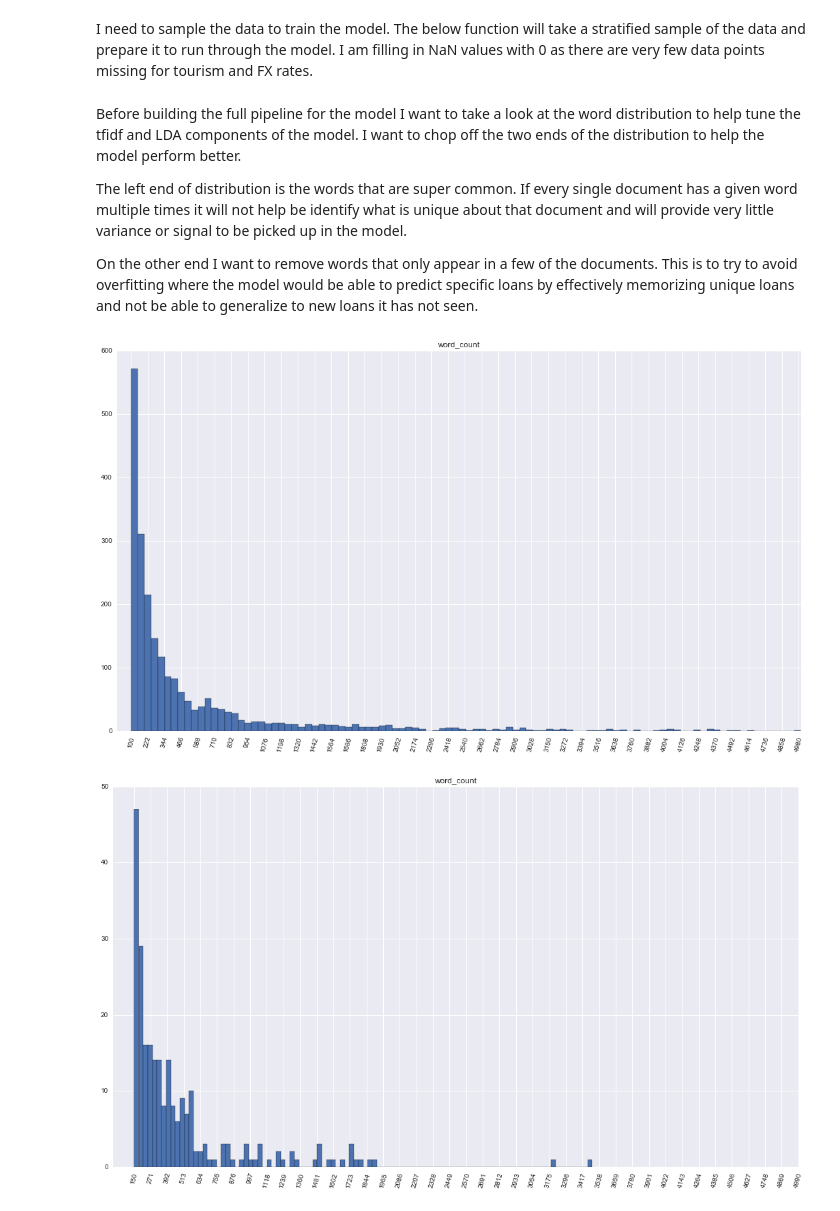
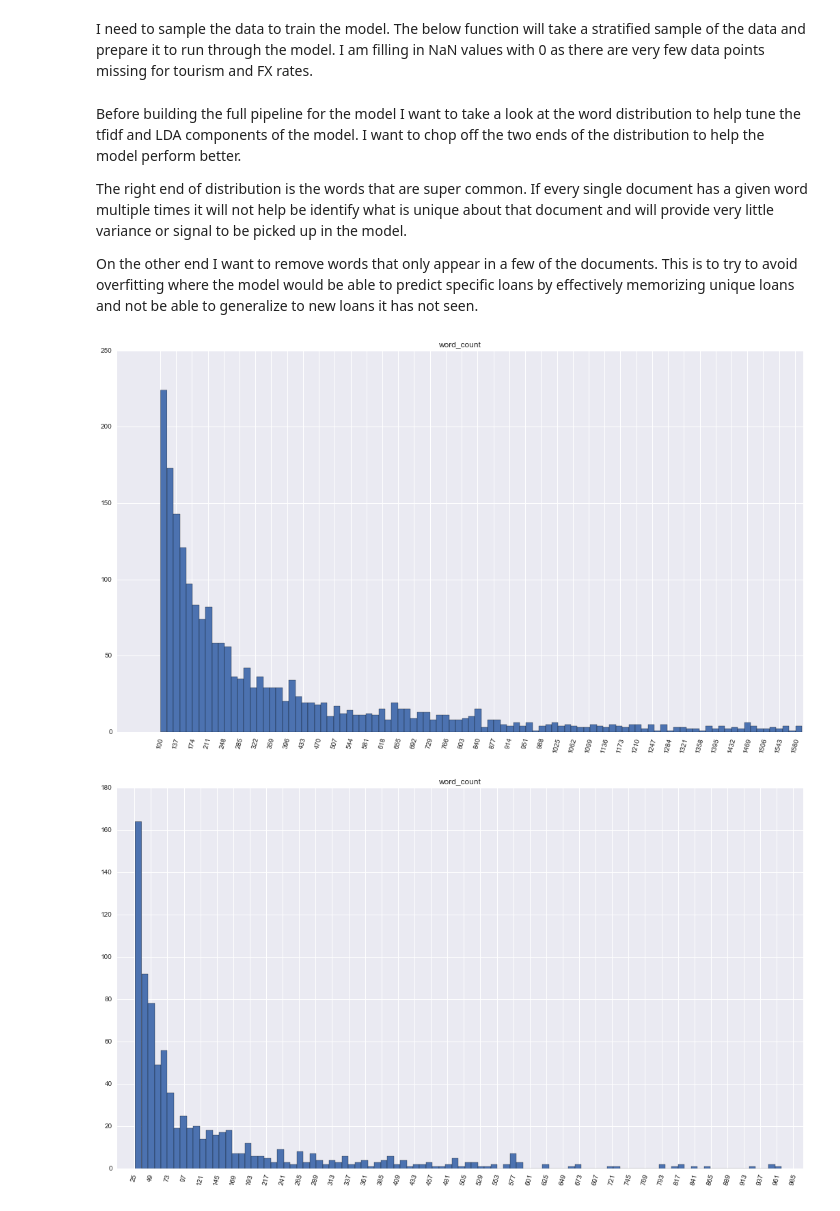
Before and after one commit to rddunlap23/DSI-Kiva-Capstone, a Jupyter notebook: Kiva - Capstone.ipynb, the cells around one changed output. Cells and saved outputs as stored; diff of their text form; code cells hidden in the pictures.

```diff
--- a/Kiva - Capstone.ipynb
+++ b/Kiva - Capstone.ipynb
@@ -326,7 +352,7 @@ X_train, X_test, y_train, y_test = train_test_split(X, y, test_size=0.33, strati
 # %% [markdown]
 Before building the full pipeline for the model I want to take a look at the word distribution to help tune the tfidf and LDA components of the model. I want to chop off the two ends of the distribution to help the model perform better.
 
-The left end of distribution is the words that are super common. If every single document has a given word multiple times it will not help be identify what is unique about that document and will provide very little variance or signal to be picked up in the model.
+The right end of distribution is the words that are super common. If every single document has a given word multiple times it will not help be identify what is unique about that document and will provide very little variance or signal to be picked up in the model.
 
 On the other end I want to remove words that only appear in a few of the documents. This is to try to avoid overfitting where the model would be able to predict specific loans by effectively memorizing unique loans and not be able to generalize to new loans it has not seen.
 # %%
@@ -363,17 +389,17 @@ def identify_stop_words(data):
 # %%
 my_stop_words = identify_stop_words(sample)
 # %%
-words_count = plot_cvec(X_train)
+words_count = plot_cvec(X_train, column='english_desc')
 words_count.fit_transform()
-words_count.plot_word_count(min_words=100,max_words=5000)
+words_count.plot_word_count(min_words=100,max_words=1600)
 # %% [output]
-[figure, old version]
+[figure, new version]
 # %%
 words_count = plot_cvec(X_train,column='use')
 words_count.fit_transform()
-words_count.plot_word_count(min_words=150,max_words=5000)
+words_count.plot_word_count(min_words=25,max_words=1000)
 # %% [output]
-[figure, old version]
+[figure, new version]
 # %%
 """
 The below pipeline is used to build the model. It uses FeatureUnion to combine features I extract from the
```
Also changed, not shown: parts of 25 cells of this notebook, 15 other files.
